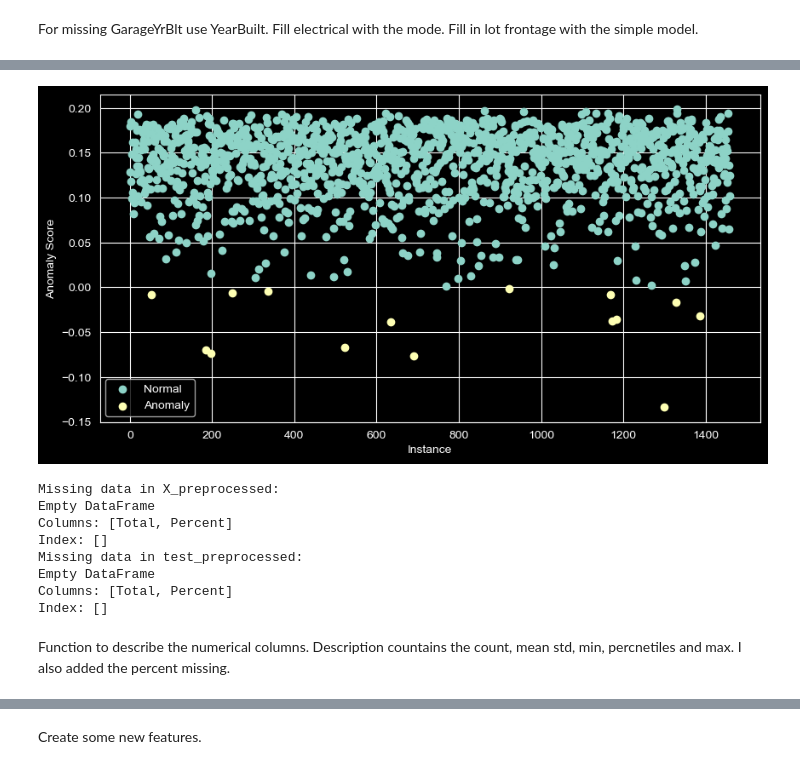
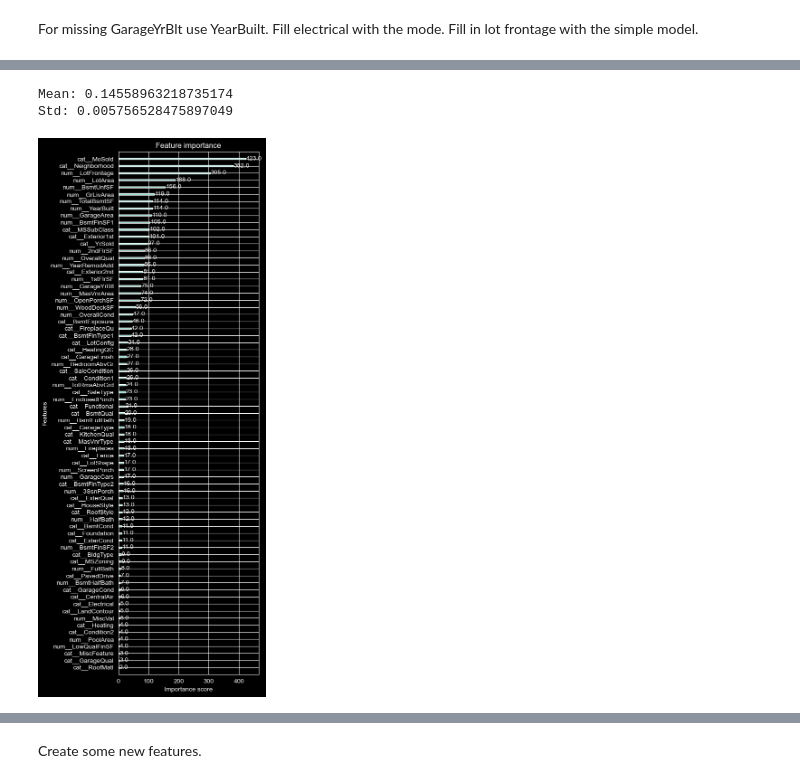
Before and after one commit to robertghennessy/Kaggle-House-Price-Prediction, a Jupyter notebook: Kaggle - Home Prices Regression.ipynb, the cells around one changed output, grey strips where cells are left out. Drawn from its saved outputs; the diff is of its cells as text; code cells hidden in the pictures.

```diff
--- a/Kaggle - Home Prices Regression.ipynb
+++ b/Kaggle - Home Prices Regression.ipynb
@@ -48,8 +50,8 @@ if KAGGLE:
     train_csv = '/kaggle/input/house-prices-advanced-regression-techniques/train.csv'
     test_csv = '/kaggle/input/house-prices-advanced-regression-techniques/test.csv'
 else:
-    train_csv = '/Users/roberthennessy/Documents/machine learning/house price/data/train.csv'
-    test_csv = '/Users/roberthennessy/Documents/machine learning/house price/data/test.csv'
+    train_csv = './data/train.csv'
+    test_csv = './data/test.csv'
 
 
 train_df = pd.read_csv(train_csv)
@@ -377,3 +460,13 @@ test_df.loc[test_df['TotalBsmtSF'] == 0, ['BsmtCond', 'BsmtQual', 'BsmtExposure'
+# %%
+train_df.loc[train_df['GarageYrBlt'] > 2010, 'GarageYrBlt'] = np.nan
+train_df.loc[train_df['YearBuilt'] > 2010, 'YearBuilt'] = np.nan
+train_df.loc[train_df['YearRemodAdd'] > 2010, 'YearRemodAdd'] = np.nan
+train_df.loc[train_df['YrSold'] > 2010, 'YrSold'] = np.nan
+
+test_df.loc[test_df['GarageYrBlt'] > 2010, 'GarageYrBlt'] = np.nan
+test_df.loc[test_df['YearBuilt'] > 2010, 'YearBuilt'] = np.nan
+test_df.loc[test_df['YearRemodAdd'] > 2010, 'YearRemodAdd'] = np.nan
+test_df.loc[test_df['YrSold'] > 2010, 'YrSold'] = np.nan
 # %%
 print("Missing data in train_df:")
 print(missing_data_table(train_df))
@@ -453,9 +546,7 @@ dtype: float64
 For missing GarageYrBlt use YearBuilt. Fill electrical with the mode. Fill in lot frontage with the simple model.
 # %%
 train_df['GarageYrBlt'] = train_df['GarageYrBlt'].fillna(train_df['YearBuilt'])
-train_df['Electrical'] = train_df['Electrical'].fillna(train_df['Electrical'].mode()[0])
 train_df['LotFrontage'] = train_df['LotFrontage'].fillna(np.sqrt(train_df['LotArea']) + mean_lot_frontage_shift)
 
 test_df['GarageYrBlt'] = test_df['GarageYrBlt'].fillna(test_df['YearBuilt'])
-test_df['Electrical'] = test_df['Electrical'].fillna(test_df['Electrical'].mode()[0])
 test_df['LotFrontage'] = test_df['LotFrontage'].fillna(np.sqrt(test_df['LotArea']) + mean_lot_frontage_shift)
@@ -485,29 +672,17 @@ GarageArea        1  0.000685
 # %%
-# Identify and remove outliers using Isolation Forest
-iso_forest = IsolationForest(n_estimators=100, contamination=0.01, random_state=RANDOM_STATE)
-iso_forest.fit(train_df[num_cols])
+cat_cols_imputed = [x for x in X_imputed.columns if(x.startswith('cat__'))]
+num_cols_imputed = [x for x in X_imputed.columns if(x.startswith('num__'))]
 
-data = train_df.loc[train_df[num_cols].index].copy()
-data['anomaly_score'] = iso_forest.decision_function(train_df[num_cols])
-data['anomaly'] = iso_forest.predict(train_df[num_cols])
+X_imputed[cat_cols_imputed] = X_imputed[cat_cols_imputed].astype(str).astype('category')
+test_imputed[cat_cols_imputed] = test_imputed[cat_cols_imputed].astype(str).astype('category')
 
-# Visualization of the results
-plt.figure(figsize=(10, 5))
+predictions = run_xgb(X_imputed,
+                      y_imputed,
+                      test_imputed,
+                      default_xgb_params)
 
-# Plot normal instances
-normal = data[data['anomaly'] == 1]
-plt.scatter(normal.index, normal['anomaly_score'], label='Normal')
-
-# Plot anomalies
-anomalies = data[data['anomaly'] == -1]
-plt.scatter(anomalies.index, anomalies['anomaly_score'], label='Anomaly')
-plt.xlabel("Instance")
-plt.ylabel("Anomaly Score")
-plt.legend()
-plt.show()
-
-normal_mask = data['anomaly'] == 1
-
-train_df_masked = train_df[normal_mask]
+create_submission(predictions)
 # %% [output]
+Mean: 0.14558963218735174
+Std: 0.005756528475897049
-[figure, old version]
+[figure, new version]
@@ -537,16 +688,0 @@ test_preprocessed = pipeline.transform(test_df.drop(columns=['Id']))
-# %%
-print("Missing data in X_preprocessed:")
-print(missing_data_table(X_preprocessed))
-print("Missing data in test_preprocessed:")
-print(missing_data_table(test_preprocessed))
-# %% [output]
-Missing data in X_preprocessed:
-Empty DataFrame
-Columns: [Total, Percent]
-Index: []
-Missing data in test_preprocessed:
-Empty DataFrame
-Columns: [Total, Percent]
-Index: []
-# %% [markdown]
-Function to describe the numerical columns. Description countains the count, mean std, min, percnetiles and max. I also added the percent missing.
```
Also changed, not shown: parts of 56 cells of this notebook, 1 other file.
